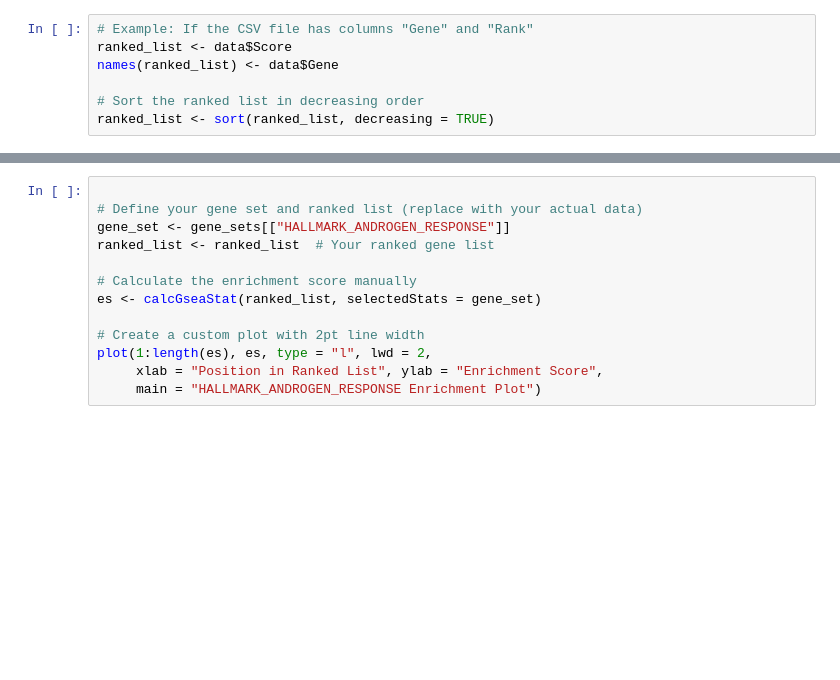
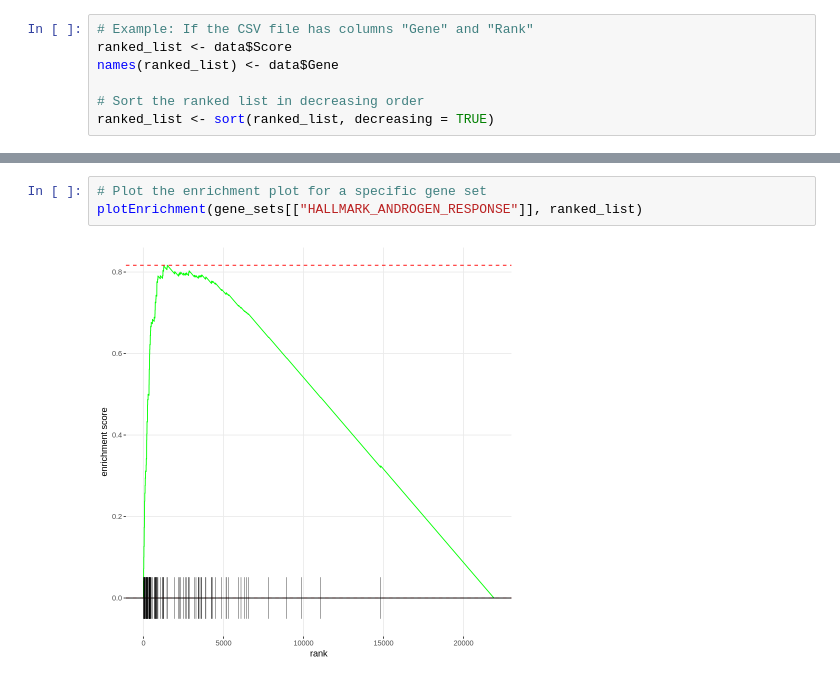
Before and after one commit to zqzhu0609/R, a Jupyter notebook: GSEA_notebook.ipynb, the cells around one changed output, grey strips where cells are left out. Cells and saved outputs as stored; diff of their text form; blank space fills up the shorter version.

```diff
--- a/GSEA_notebook.ipynb
+++ b/GSEA_notebook.ipynb
@@ -82,13 +159,5 @@ head(fgsea_result[order(pval), ])
-# %%
-
-# Define your gene set and ranked list (replace with your actual data)
-gene_set <- gene_sets[["HALLMARK_ANDROGEN_RESPONSE"]]
-ranked_list <- ranked_list  # Your ranked gene list
-
-# Calculate the enrichment score manually
-es <- calcGseaStat(ranked_list, selectedStats = gene_set)
-
-# Create a custom plot with 2pt line width
-plot(1:length(es), es, type = "l", lwd = 2,
-     xlab = "Position in Ranked List", ylab = "Enrichment Score",
-     main = "HALLMARK_ANDROGEN_RESPONSE Enrichment Plot")
+# %%
+# Plot the enrichment plot for a specific gene set
+plotEnrichment(gene_sets[["HALLMARK_ANDROGEN_RESPONSE"]], ranked_list)
+# %% [output]
+[figure, added]
```
Also changed, not shown: parts of 8 cells of this notebook.
